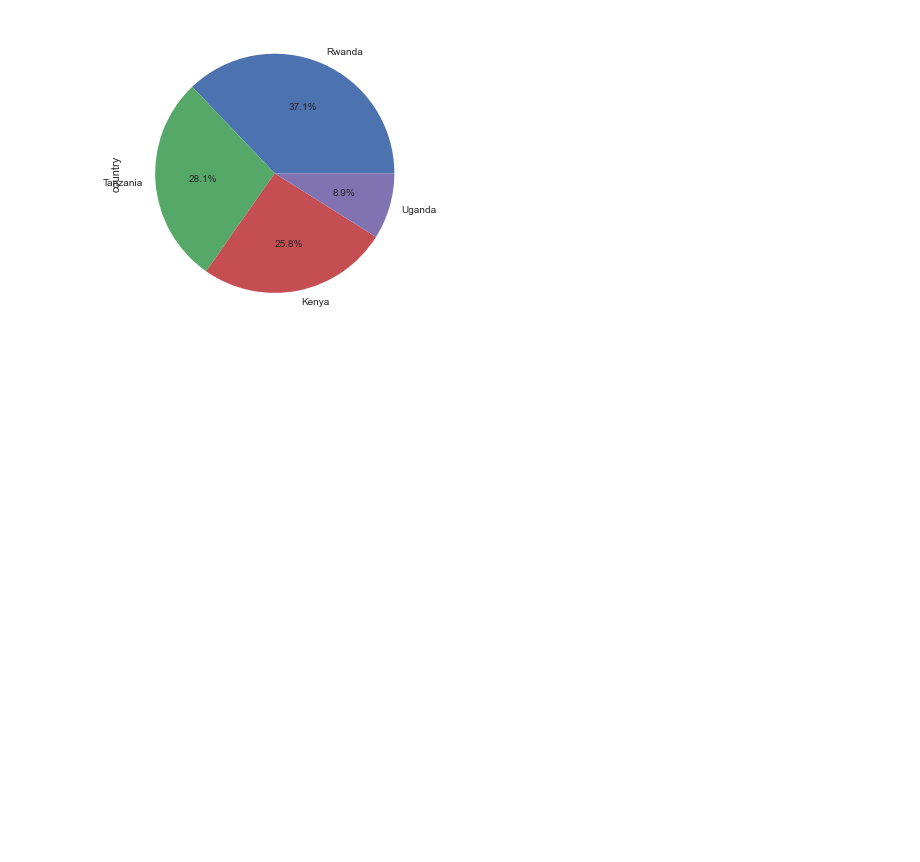
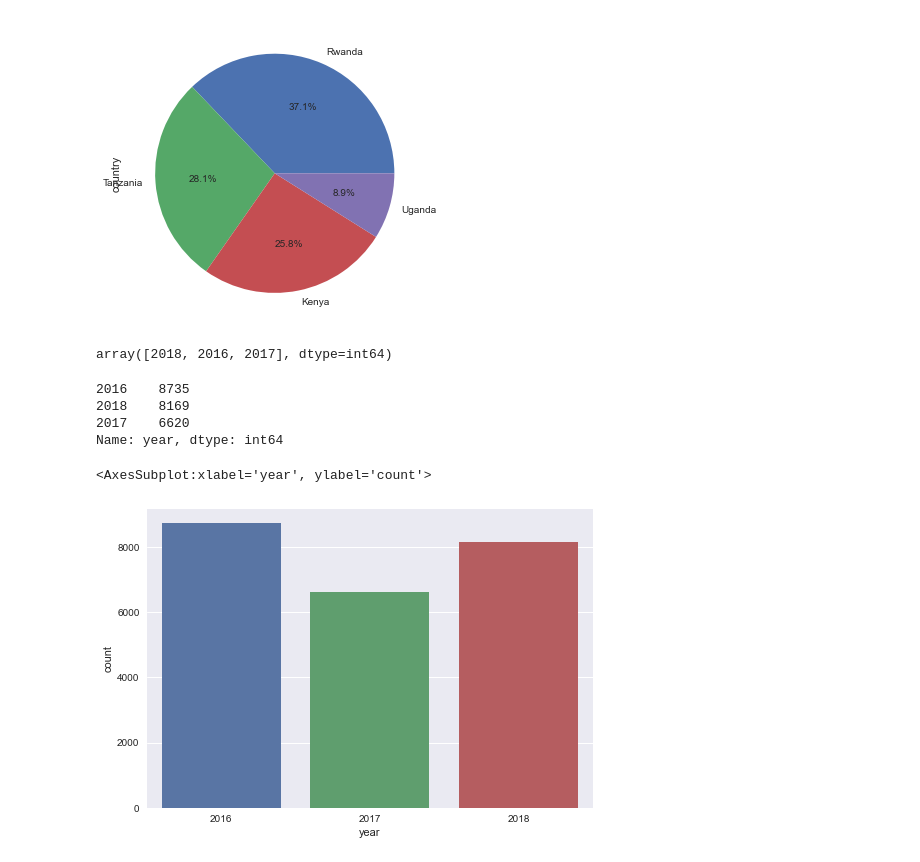
Before and after one commit to abideen-olawuwo/financial-inclusion, a Jupyter notebook: financial_inclusion.ipynb, the cells around one changed output. Cells and saved outputs as stored; diff of their text form; code cells hidden in the pictures; blank space fills up the shorter version.

```diff
--- a/financial_inclusion.ipynb
+++ b/financial_inclusion.ipynb
@@ -136,3 +136,19 @@ df_train['country'].value_counts().plot(kind='pie',autopct='%1.1f%%')
 # %% [output]
 <AxesSubplot:ylabel='country'>
 [figure]
+# %%
+df_train['year'].unique()
+# %% [output]
+array([2018, 2016, 2017], dtype=int64)
+# %%
+df_train['year'].value_counts()
+# %% [output]
+2016    8735
+2018    8169
+2017    6620
+Name: year, dtype: int64
+# %%
+sns.countplot(x="year", data=df_train)
+# %% [output]
+<AxesSubplot:xlabel='year', ylabel='count'>
+[figure, added]
```
Also changed, not shown: parts of 38 cells of this notebook.
